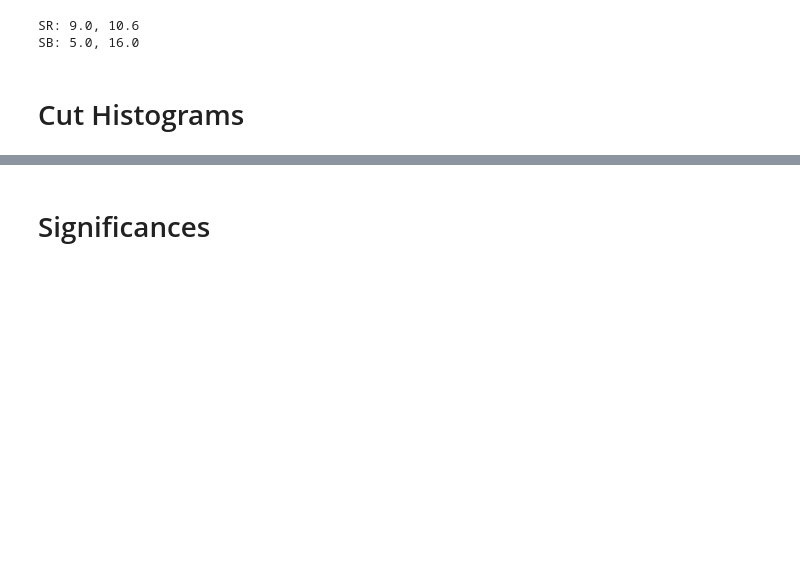
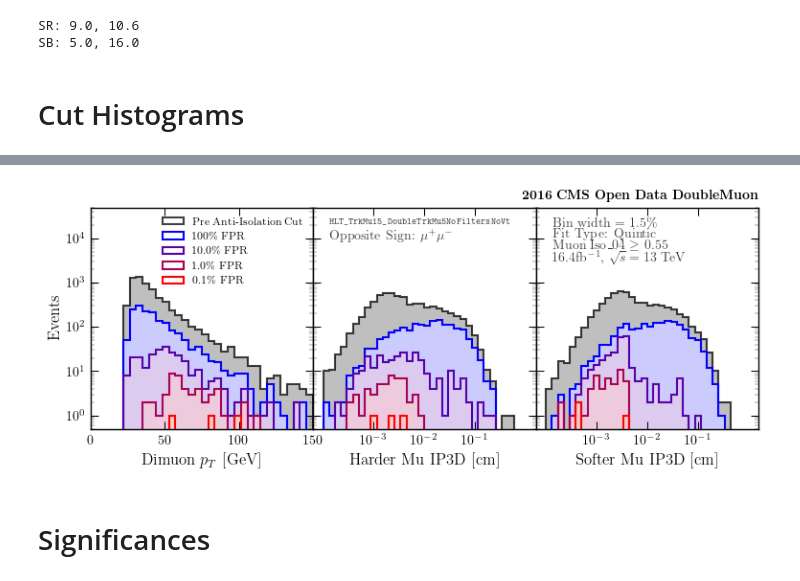
Before and after one commit to hep-lbdl/dimuonAD, a Jupyter notebook: 09_render.ipynb, the cells around one changed output, grey strips where cells are left out. Cells and saved outputs as stored; diff of their text form; code cells hidden in the pictures; blank space fills up the shorter version.

```diff
--- a/09_render.ipynb
+++ b/09_render.ipynb
@@ -365,3 +503,8 @@ File to open:  plot_data/lowmass_upsilon_iso_OS_nojet_histogram_data_quintic_12.
+# %%
+feature_data = plot_features(feature_data, bsx_c, bsx_a)
+plt.savefig(f"plots/features_{fit_type}_{num_bins_SR}.pdf", bbox_inches = "tight")
+# %% [output]
+[figure, added]
 # %% [markdown]
 # Significances
 # %%
```
Also changed, not shown: parts of 11 cells of this notebook, 6 other files.
